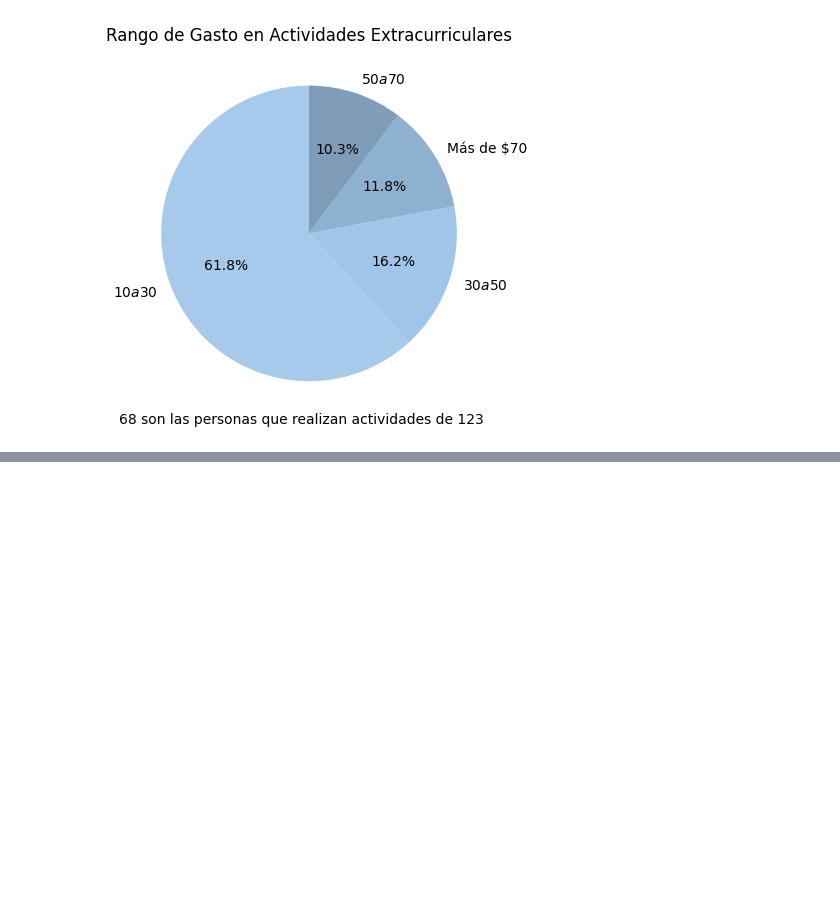
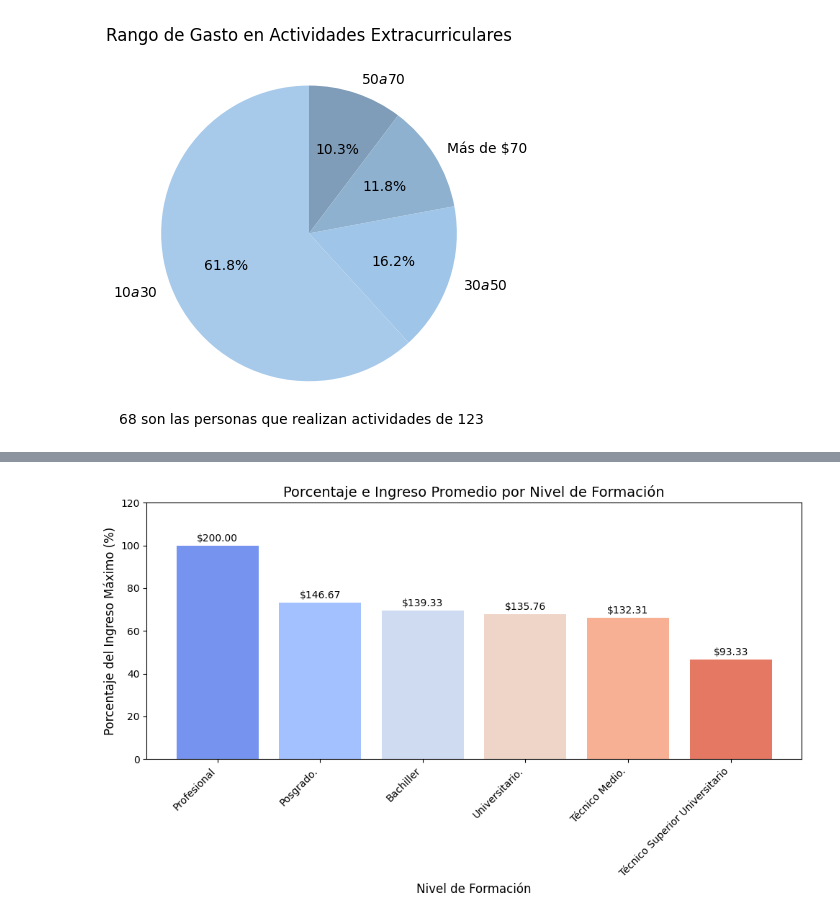
Before and after one commit to manumaldonado/Proyecto-Samsung, a Jupyter notebook: clean_data.ipynb, the cells around one changed output, grey strips where cells are left out. Saved outputs shown, nothing was run; the diff lists cells and outputs as text; code cells hidden in the pictures; blank space fills up the shorter version.

Commit message:
Funcionalidades extras y graficos faltantes

```diff
--- a/clean_data.ipynb
+++ b/clean_data.ipynb
@@ -1010,0 +1059,11 @@ Name: count, dtype: float64
+# %%
+
+relevant_data = df_con_empleo[['formacion', 'salario']].copy()
+
+relevant_data.dropna(subset=['formacion', 'salario'], inplace=True)
+
+relevant_data['salario'] = relevant_data['salario'].str.extract(r'(\d+)').astype(float)
+
+average_income_by_education = relevant_data.groupby('formacion')['salario'].mean().sort_values(ascending=False)
+
+average_income_by_education
@@ -1010,0 +1079,23 @@ Name: count, dtype: float64
+# %%
+max_income = average_income_by_education.max()
+percentage = (average_income_by_education / max_income) * 100
+
+palette = sns.color_palette("coolwarm", len(average_income_by_education))
+
+fig, ax = plt.subplots(figsize=(10, 6))
+bars = ax.bar(average_income_by_education.index, percentage, color=palette, alpha=0.9)
+
+for bar, income in zip(bars, average_income_by_education):
+    ax.text(bar.get_x() + bar.get_width() / 2, bar.get_height() + 2,
+            f"${income:.2f}", ha='center', fontsize=10, color='black')
+
+ax.set_title("Porcentaje e Ingreso Promedio por Nivel de Formación", fontsize=14)
+ax.set_ylabel("Porcentaje del Ingreso Máximo (%)", fontsize=12)
+ax.set_xlabel("Nivel de Formación", fontsize=12)
+ax.set_ylim(0, 120)  # Espacio para etiquetas por encima de 100%
+plt.xticks(rotation=45, ha='right')
+
+plt.tight_layout()
+plt.show()
+# %% [output]
+[figure, added]
```
Also changed, not shown: parts of 13 cells of this notebook, 1 other file.
